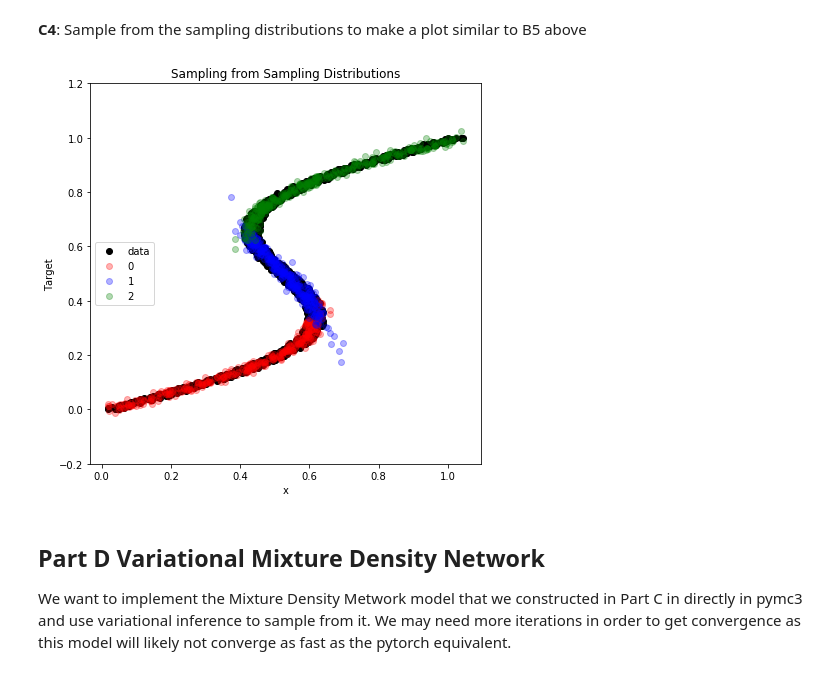
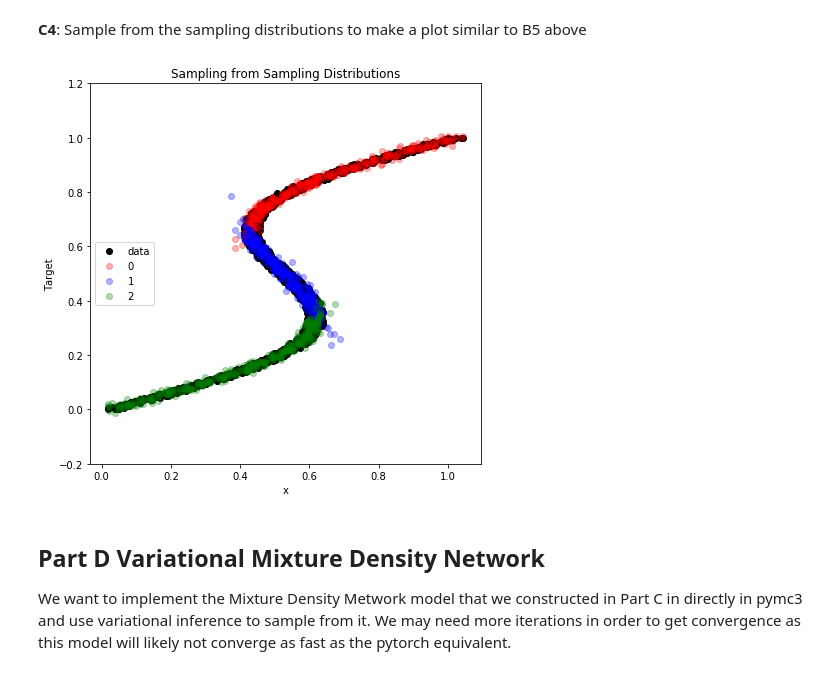
Before and after one commit to chase130101/2018spring, a Jupyter notebook: final/AM207_Final_2018.ipynb, the cells around one changed output. Saved outputs shown, nothing was run; the diff lists cells and outputs as text; code cells hidden in the pictures.

```diff
--- a/final/AM207_Final_2018.ipynb
+++ b/final/AM207_Final_2018.ipynb
@@ -533,7 +531,7 @@ with pm.Model() as experts:
     sigma = pm.Deterministic('sigmas', T.exp(T.dot(x, w_h_sigma) + b_h_sigma) + 0.01)
 
 
-    obs = pm.NormalMixture('obs', w=act_class, mu=act_target, sd=act_sigma, observed=target)
+    obs = pm.NormalMixture('obs', w=classes, mu=target, sd=sigma, observed=target)
 # %% [markdown]
 **B2** Fit this model variationally for about 50,000 iterations using the adam optimizer. (`obj_optimizer=pm.adam()`) Plot the ELBO to make sure you have converged. Print summaries and traceplots for the means, $\sigma$s and probabilities.
 # %%
@@ -858,36 +857,36 @@ pred_mat = np.zeros((len(df), 3))
 for i in range(len(df)):
     gaussian_draw0 = np.random.normal(loc=mu.data.numpy()[i,0], scale=sigma.data.numpy()[i,0])
     gaussian_draw1 = np.random.normal(loc=mu.data.numpy()[i,1], scale=sigma.data.numpy()[i,1])
     gaussian_draw2 = np.random.normal(loc=mu.data.numpy()[i,2], scale=sigma.data.numpy()[i,2])
     gaussian_draws = np.array([gaussian_draw0, gaussian_draw1, gaussian_draw2])
     pi.data.numpy()[i,:][pi.data.numpy()[i,:] < 0.00001] = 0
     classes_ind = np.random.multinomial(n=1, pvals=pi.data.numpy()[i,:])
     pred_mat[i, :] = gaussian_draws*classes_ind
     class_num = np.argmax(classes_ind)
     class_nums.append(class_num)
 class_nums = np.array(class_nums)
 
 class_df = np.concatenate([df.values, class_nums.reshape(len(df), -1)], axis=1)
 x_class0 = class_df[class_df[:, 2] == 0, 1]
 x_class1 = class_df[class_df[:, 2] == 1, 1]
 x_class2 = class_df[class_df[:, 2] == 2, 1]
 pred0 = pred_mat[class_df[:, 2] == 0, 0]
 pred1 = pred_mat[class_df[:, 2] == 1, 1]
 pred2 = pred_mat[class_df[:, 2] == 2, 2]
 
 plt.figure(figsize=(7, 7))
 plt.plot(df.x.values, df.target.values, 'o', color='black')
-plt.plot(x_class0, pred0, 'o', color='red', alpha=0.3)
+plt.plot(x_class2, pred2, 'o', color='red', alpha=0.3)
 plt.plot(x_class1, pred1, 'o', color='blue', alpha=0.3)
-plt.plot(x_class2, pred2, 'o', color='green', alpha=0.3)
+plt.plot(x_class0, pred0, 'o', color='green', alpha=0.3)
 plt.title('Sampling from Sampling Distributions')
 plt.xlabel('x')
 plt.ylabel('Target')
 plt.ylim(-0.2, 1.2)
 plt.legend(loc='center left', labels=['data', 0, 1, 2])
 plt.show()
 # %% [output]
-[figure, old version]
+[figure, new version]
 # %% [markdown]
 ## Part D Variational Mixture Density Network
 
```
Also changed, not shown: parts of 9 cells of this notebook.
